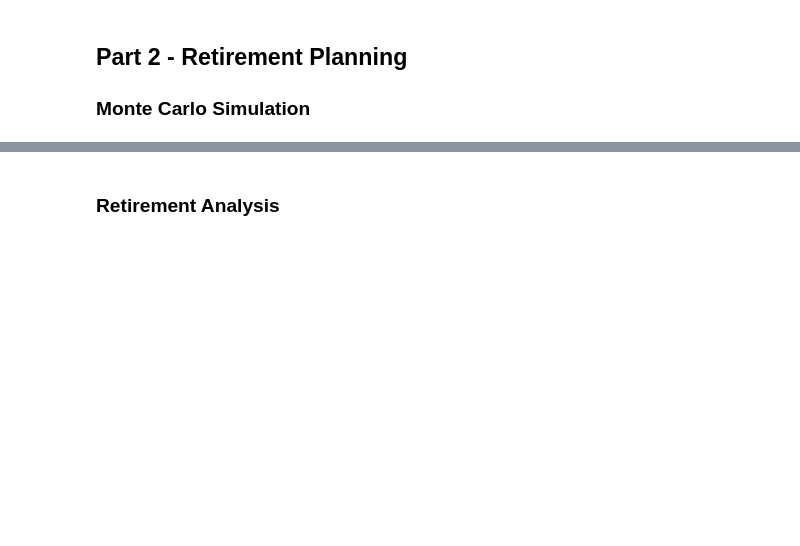
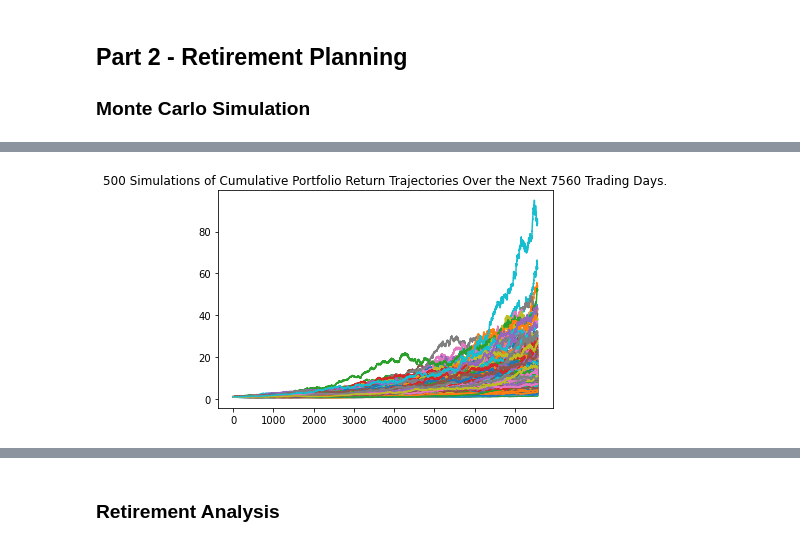
Before and after one commit to MBowey/Assignement_5_APIs, a Jupyter notebook: financial-planner.ipynb, the cells around one changed output, grey strips where cells are left out. Cells and saved outputs as stored; diff of their text form; code cells hidden in the pictures; blank space fills up the shorter version.

```diff
--- a/financial-planner.ipynb
+++ b/financial-planner.ipynb
@@ -202,5 +210,21 @@ end_date = pd.Timestamp('2020-08-07', tz='America/New_York').isoformat()
 # Get 5 years' worth of historical data for SPY and AGG
 # YOUR CODE HERE!
 
+# Set timeframe to '1D'
+timeframe = "1D"
+
+# Set the ticker information
+tickers = ["AGG","SPY",]
+
+# Get 5 year's worth of historical price data
+df_stock_data = api.get_barset(
+    tickers,
+    timeframe,
+    start=start_date,
+    end=end_date,
+    limit=1000
+).df
+
+
 # Display sample data
 df_stock_data.head()
@@ -206,0 +240,9 @@ df_stock_data.head()
+# %%
+# Configuring a Monte Carlo simulation to forecast 30 years cumulative returns
+# YOUR CODE HERE!
+MC_traditional_portfolio = MCSimulation(
+    portfolio_data = df_stock_data,
+    weights = [.4,.6],
+    num_simulation = 500,
+    num_trading_days = 252*30
+)
@@ -210,3 +297,6 @@ df_stock_data.head()
 # %%
-# Printing the simulation input data
+# Plot simulation outcomes
 # YOUR CODE HERE!
+line_plot = MC_traditional_portfolio.plot_simulation()
+# %% [output]
+[figure, added]
```
Also changed, not shown: parts of 32 cells of this notebook.
